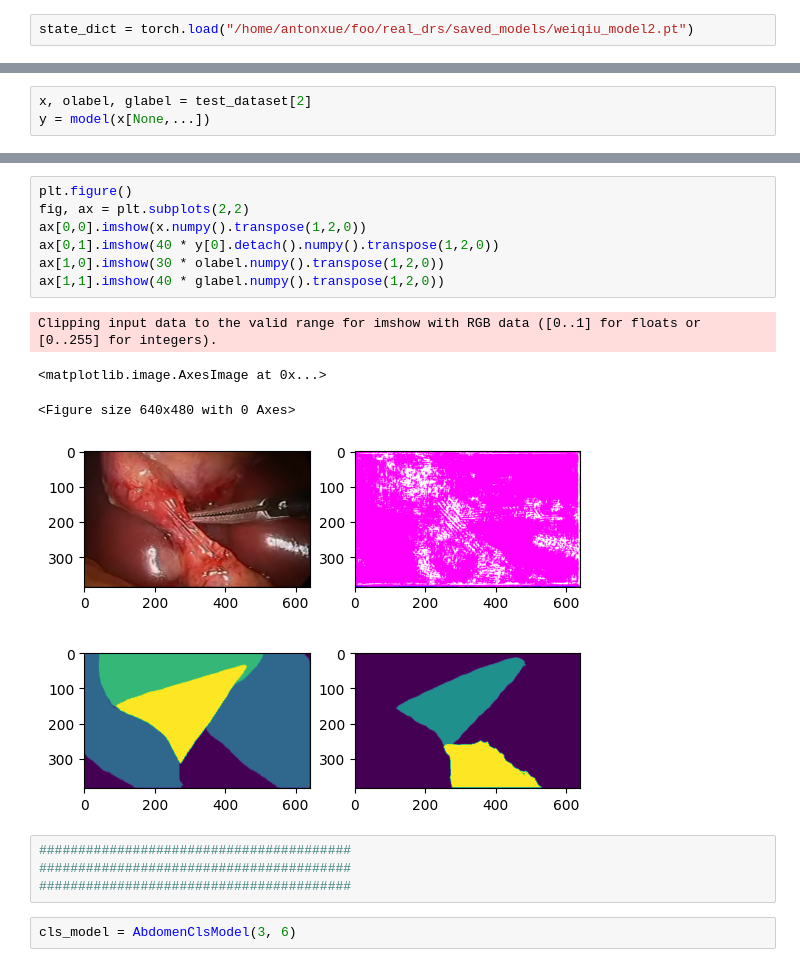
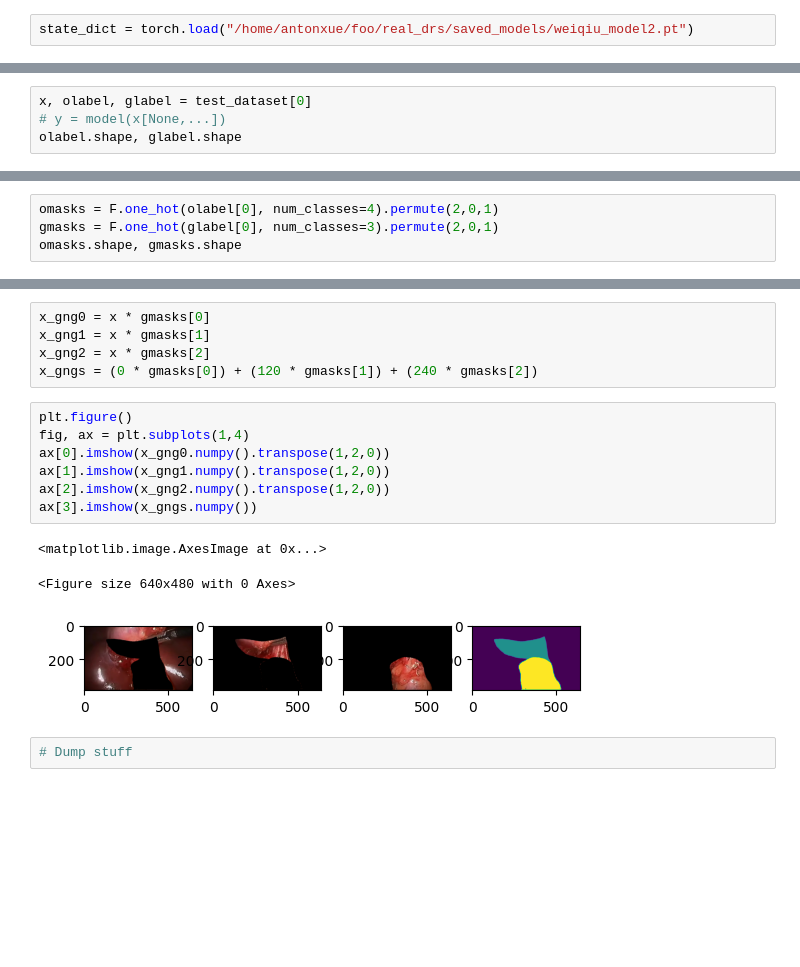
Before and after one commit to ShaileshSridhar2403/exlib, a Jupyter notebook: notebooks/abdomen_organs.ipynb, the cells around one changed output, grey strips where cells are left out. Drawn from its saved outputs; the diff is of its cells as text; blank space fills up the shorter version.

Commit message:
save notebook stuff

```diff
--- a/notebooks/abdomen_organs.ipynb
+++ b/notebooks/abdomen_organs.ipynb
@@ -37,5 +37,6 @@ model = AbodmenSegModel(in_channels=3, out_channels=3)
 model.unet.eval()
 model.eval();
 # %%
-x, olabel, glabel = test_dataset[2]
-y = model(x[None,...])
+x, olabel, glabel = test_dataset[0]
+# y = model(x[None,...])
+olabel.shape, glabel.shape
@@ -50,0 +45,4 @@ plt.imshow(x.numpy().transpose(1,2,0))
+# %%
+omasks = F.one_hot(olabel[0], num_classes=4).permute(2,0,1)
+gmasks = F.one_hot(glabel[0], num_classes=3).permute(2,0,1)
+omasks.shape, gmasks.shape
@@ -51,18 +70,18 @@ plt.imshow(x.numpy().transpose(1,2,0))
+# %%
+x_gng0 = x * gmasks[0]
+x_gng1 = x * gmasks[1]
+x_gng2 = x * gmasks[2]
+x_gngs = (0 * gmasks[0]) + (120 * gmasks[1]) + (240 * gmasks[2])
 # %%
 plt.figure()
-fig, ax = plt.subplots(2,2)
-ax[0,0].imshow(x.numpy().transpose(1,2,0))
-ax[0,1].imshow(40 * y[0].detach().numpy().transpose(1,2,0))
-ax[1,0].imshow(30 * olabel.numpy().transpose(1,2,0))
-ax[1,1].imshow(40 * glabel.numpy().transpose(1,2,0))
+fig, ax = plt.subplots(1,4)
+ax[0].imshow(x_gng0.numpy().transpose(1,2,0))
+ax[1].imshow(x_gng1.numpy().transpose(1,2,0))
+ax[2].imshow(x_gng2.numpy().transpose(1,2,0))
+ax[3].imshow(x_gngs.numpy())
 # %% [output]
-Clipping input data to the valid range for imshow with RGB data ([0..1] for floats or [0..255] for integers).
+<matplotlib.image.AxesImage at 0x...>
-<matplotlib.image.AxesImage at 0x...>
+<Figure size 640x480 with 0 Axes>
-<Figure size 640x480 with 0 Axes>
-[figure, old version]
+[figure, new version]
 # %%
-########################################
-########################################
-########################################
+# Dump stuff
-# %%
-cls_model = AbdomenClsModel(3, 6)
```
Also changed, not shown: parts of 25 cells of this notebook.
